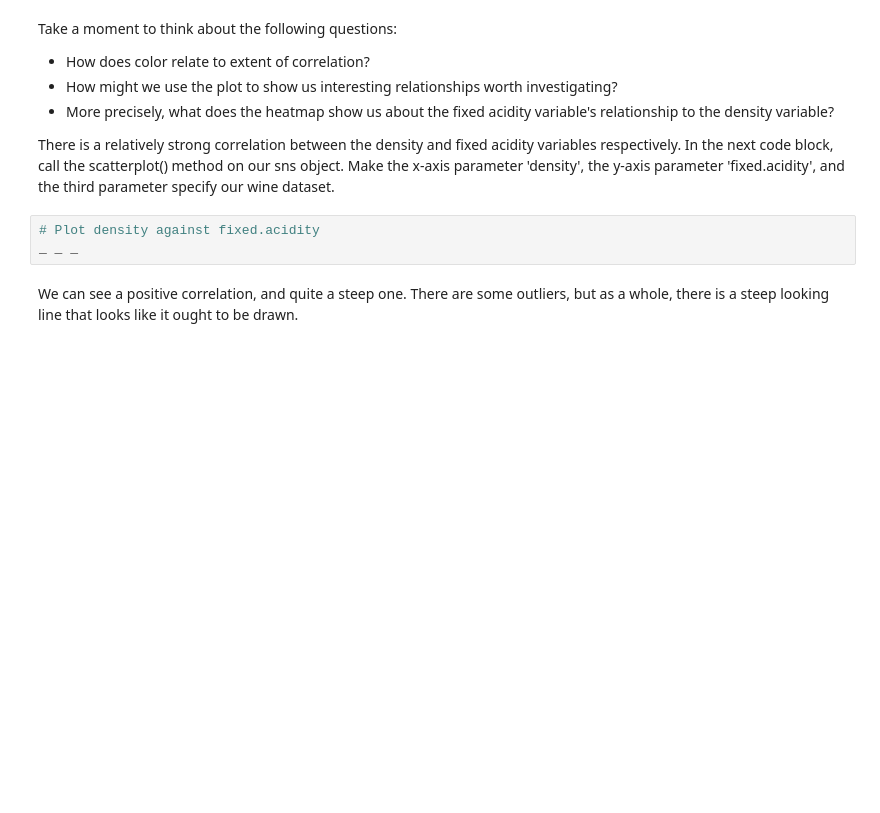
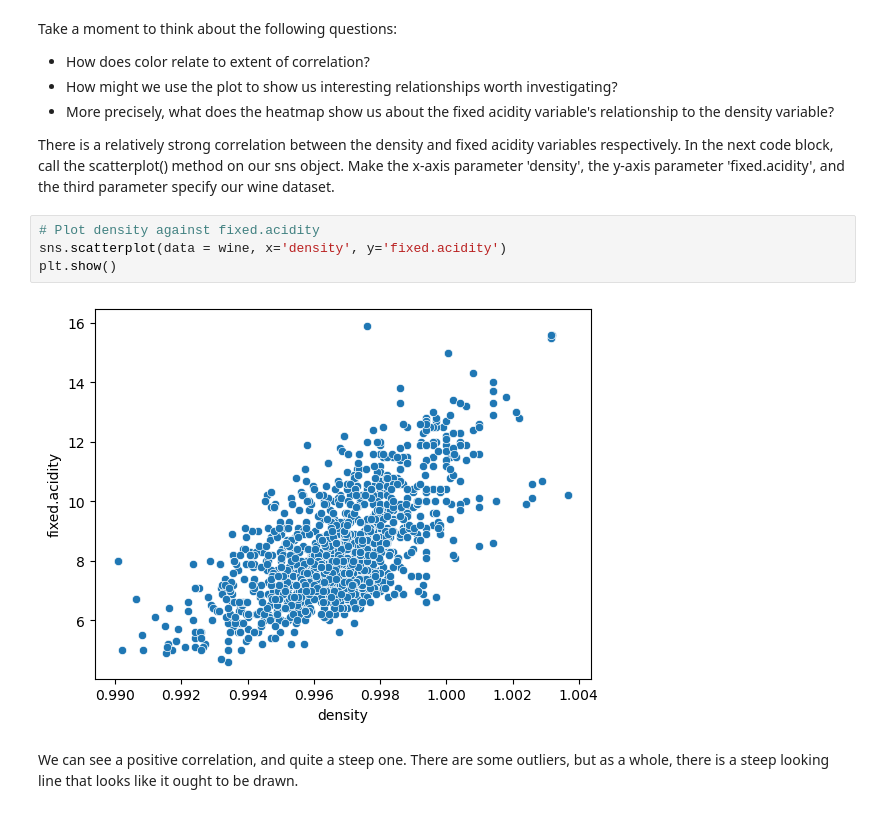
Before and after one commit to NBPub/Springboard, a Jupyter notebook: 11.4 Modeling_LinReg/Regression Case Study - Red Wine - Tier 3.ipynb, the cells around one changed output. Saved outputs shown, nothing was run; the diff lists cells and outputs as text; blank space fills up the shorter version.

```diff
--- a/11.4 Modeling_LinReg/Regression Case Study - Red Wine - Tier 3.ipynb
+++ b/11.4 Modeling_LinReg/Regression Case Study - Red Wine - Tier 3.ipynb
@@ -157,7 +268,10 @@ Take a moment to think about the following questions:
 There is a relatively strong correlation between the density and fixed acidity variables respectively. In the next code block, call the scatterplot() method on our sns object. Make the x-axis parameter 'density', the y-axis parameter 'fixed.acidity', and the third parameter specify our wine dataset.
 # %%
 # Plot density against fixed.acidity
-_ _ _
+sns.scatterplot(data = wine, x='density', y='fixed.acidity')
+plt.show()
+# %% [output]
+[figure, added]
 # %% [markdown]
 We can see a positive correlation, and quite a steep one. There are some outliers, but as a whole, there is a steep looking line that looks like it ought to be drawn.
 # %%
```
Also changed, not shown: parts of 47 cells of this notebook, 4 other files.
